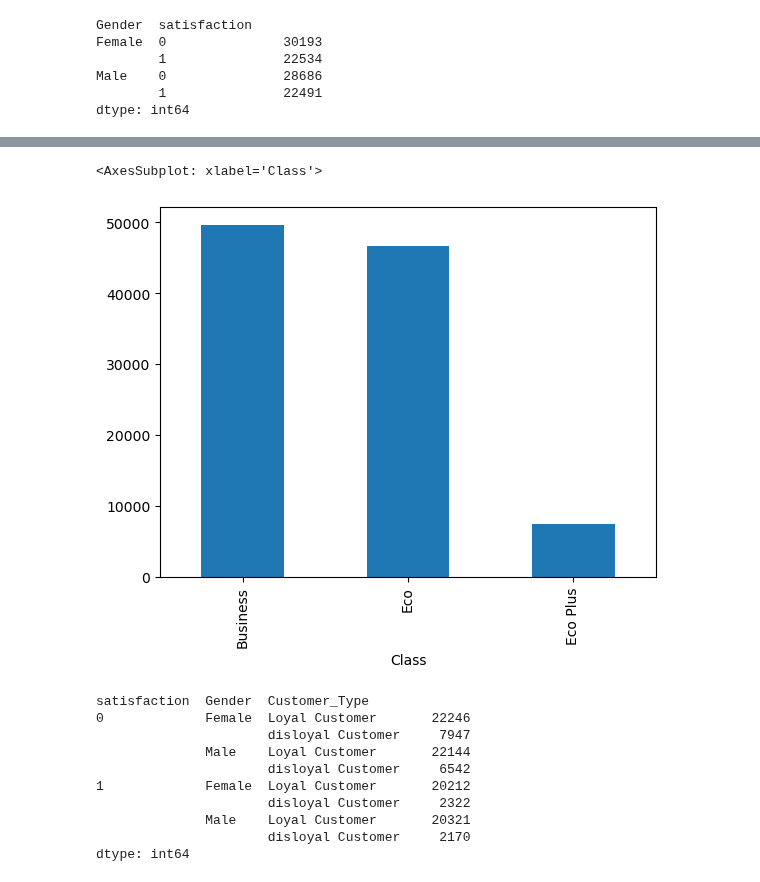
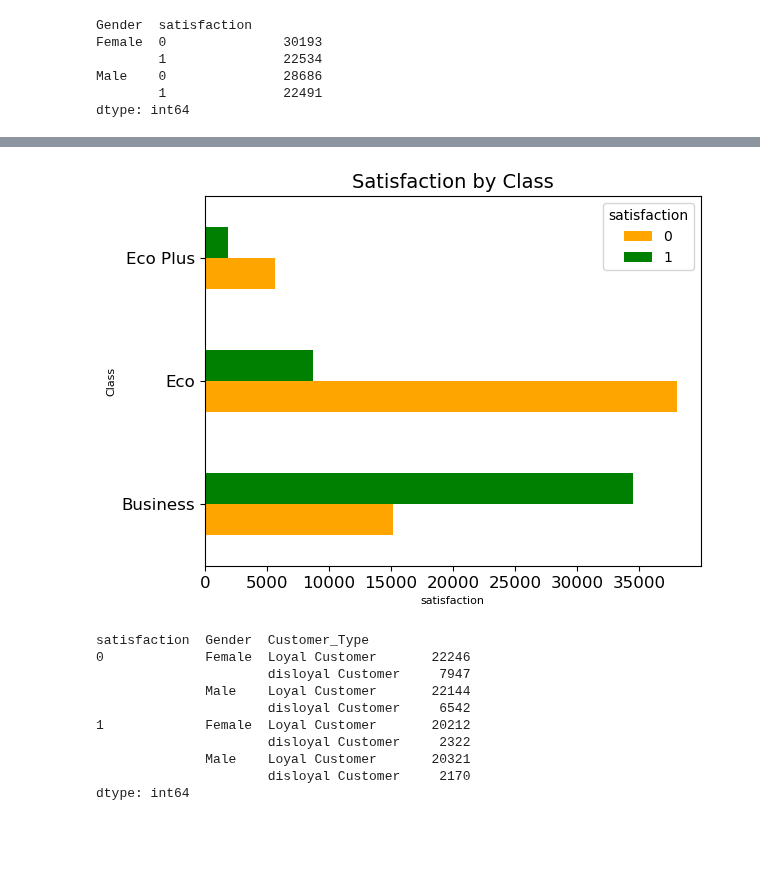
Before and after one commit to speplinski3/G3_Santander_Customer_Satisfaction, a Jupyter notebook: Airline_ETL.ipynb, the cells around one changed output, grey strips where cells are left out. Saved outputs shown, nothing was run; the diff lists cells and outputs as text; code cells hidden in the pictures; blank space fills up the shorter version.

```diff
--- a/Airline_ETL.ipynb
+++ b/Airline_ETL.ipynb
@@ -299,9 +338,23 @@ ax.set_ylabel('satisfaction', fontsize = 14); #set the y_label
+# %%
+# Satisfaction by Class
+
+# Satisfaction by Customer_Type
+
+by_cat_class = airline_data.groupby(['Class', 'satisfaction'])
+
+ax = by_cat_class.size().unstack().plot(kind='barh', color = ['orange','green'])
+
+#unstack and plot
+ax.set_title('Satisfaction by Class', size =14) #title
+plt.xticks(fontsize=12)
+plt.yticks(fontsize=12)
+ax.set_xlabel('satisfaction', fontsize = 8) #set the x_label
+ax.set_ylabel('Class', fontsize = 8); #set the y_label
+# %% [output]
+[figure, added]
 # %%
 # Class count
-airline_data.groupby(['Class',]).size().plot(kind='bar')
+#airline_data.groupby(['Class',]).size().plot(kind='bar')
-# %% [output]
-<AxesSubplot: xlabel='Class'>
-[figure, removed]
 # %%
 # Customer_Type by Gender
 
```
Also changed, not shown: parts of 11 cells of this notebook, 2 other files.
